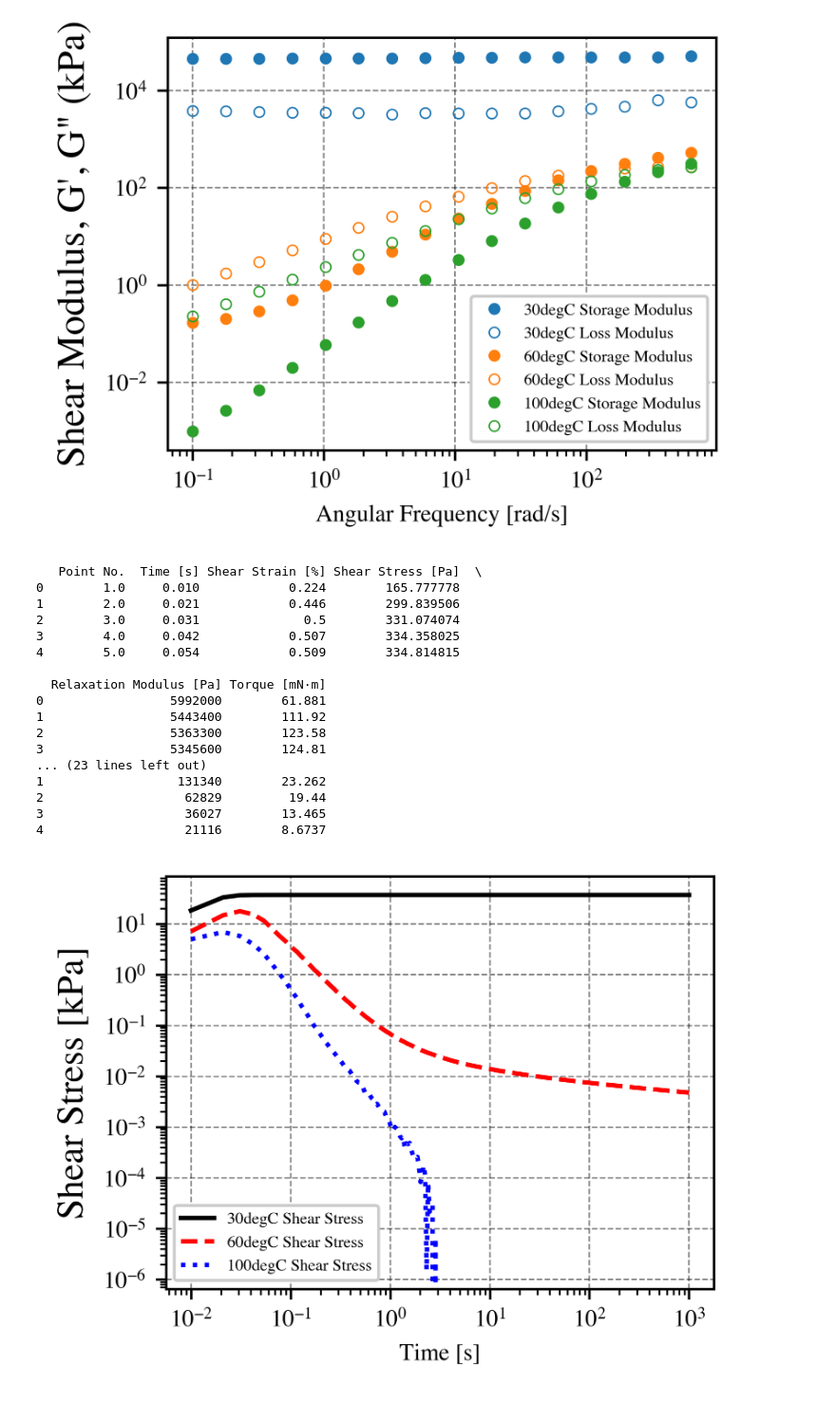
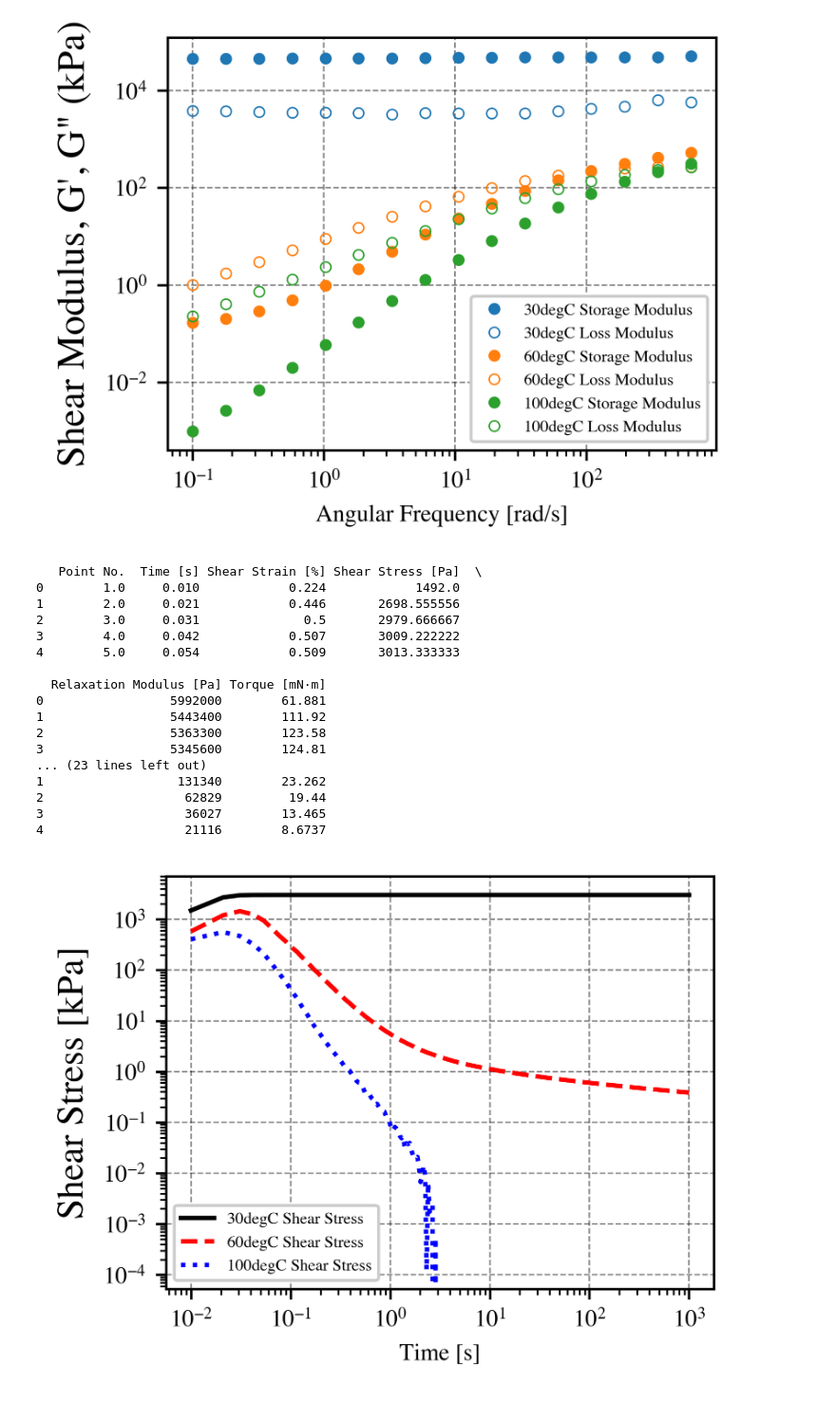
Before and after one commit to te5msride/Rheology, a Jupyter notebook: rheology.ipynb, the cells around one changed output. Shown at 95% size. Cells and saved outputs as stored; diff of their text form; code cells hidden in the pictures.

```diff
--- a/rheology.ipynb
+++ b/rheology.ipynb
@@ -696,46 +696,46 @@ for condition in conditions:
         # Drop any rows that have NaN values in the columns we're interested in after conversion (shear stress)
         specific_test_df.dropna(subset=['Shear Stress [Pa]'], inplace=True)
         #convert shear stress to kpa
-        specific_test_df['Shear Stress [Pa]'] = specific_test_df['Shear Stress [Pa]'] / (10^3)
+        # specific_test_df['Shear Stress [Pa]'] = specific_test_df['Shear Stress [Pa]'] / (10^3)
 
         # Scatter plot for Shear Stress
         ax.plot(specific_test_df['Time [s]'], specific_test_df['Shear Stress [Pa]'], label=f'{condition} Shear Stress')
 
     else:
         print(f"DataFrame for {test_name_normalized} not found.")
 
 # Set scale to log for both axes
 ax.set_xscale('log')
 ax.set_yscale('log')
 
 # Adding title and labels
 ax.set_xlabel('Time [s]')
 ax.set_ylabel('Shear Stress [kPa]', fontsize=12.5)
 
 # Adding legend
 ax.legend(fontsize='x-small')  # Choose an appropriate size like 'small', 'medium', 'large', or a numeric value
 
 # Show plot
 plt.show()
 # %% [output]
    Point No.  Time [s] Shear Strain [%] Shear Stress [Pa]  \
-0        1.0     0.010            0.224        165.777778
-1        2.0     0.021            0.446        299.839506
-2        3.0     0.031              0.5        331.074074
-3        4.0     0.042            0.507        334.358025
-4        5.0     0.054            0.509        334.814815
+0        1.0     0.010            0.224            1492.0
+1        2.0     0.021            0.446       2698.555556
+2        3.0     0.031              0.5       2979.666667
+3        4.0     0.042            0.507       3009.222222
+4        5.0     0.054            0.509       3013.333333
 
   Relaxation Modulus [Pa] Torque [mN·m]
 0                 5992000        61.881
 1                 5443400        111.92
 2                 5363300        123.58
 3                 5345600        124.81
 ... (23 lines left out)
 1                  131340        23.262
 2                   62829         19.44
 3                   36027        13.465
 4                   21116        8.6737
-[figure, old version]
+[figure, new version]
 # %%
 
 
```
Also changed, not shown: parts of 2 cells of this notebook.
